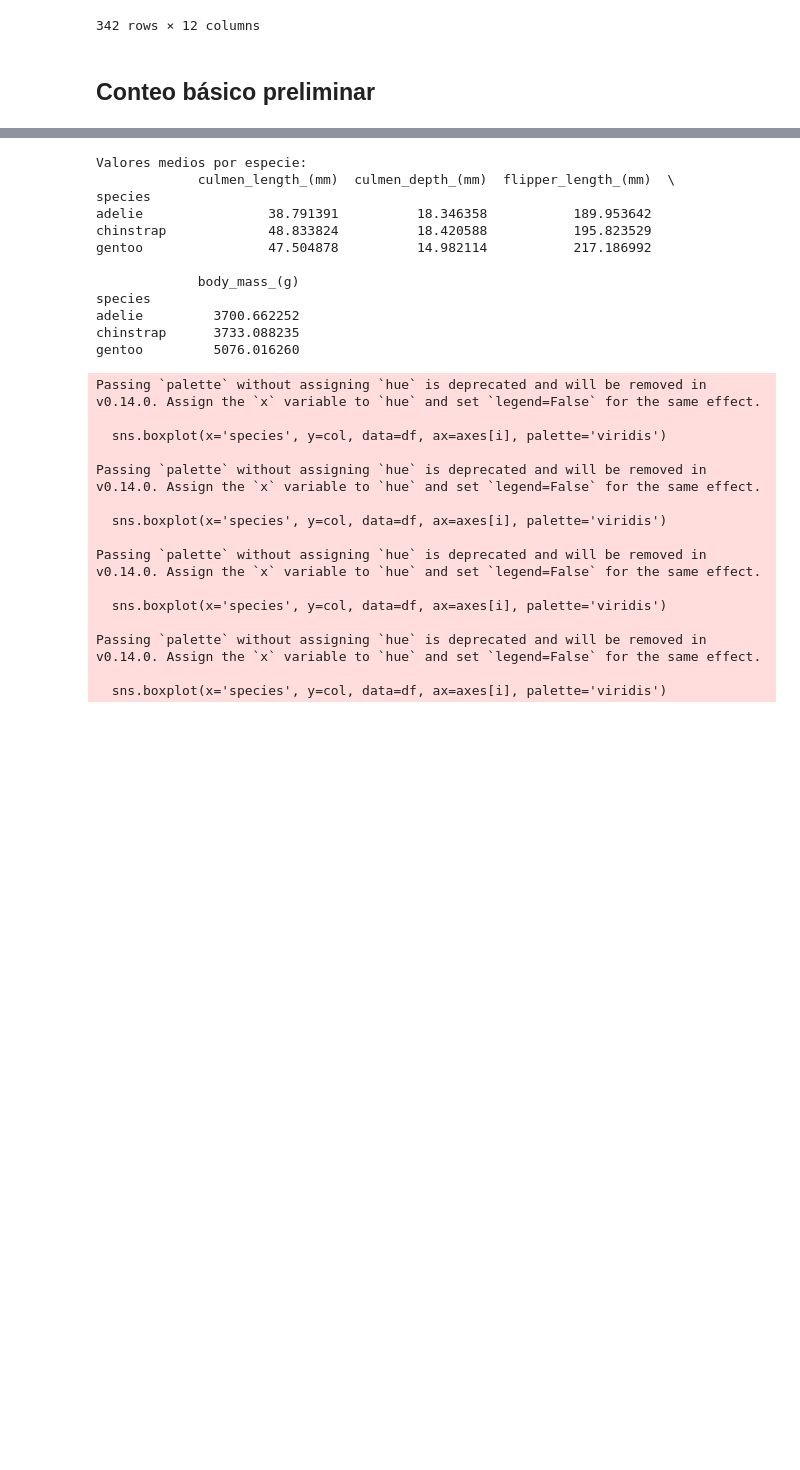
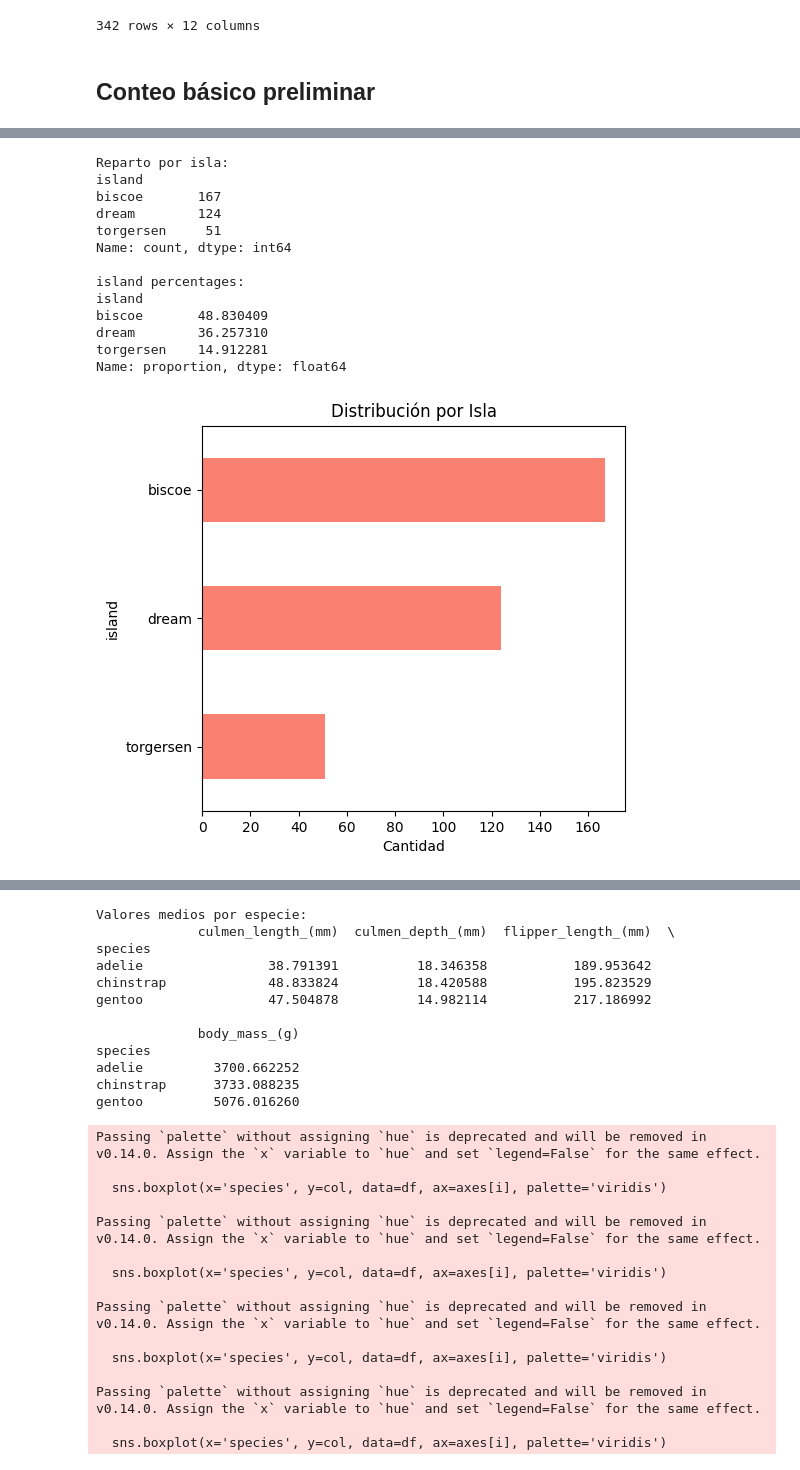
Before and after one commit to xuangfm/ejercicio_pinguinos, a Jupyter notebook: proceso_analisis.ipynb, the cells around one changed output, grey strips where cells are left out. Drawn from its saved outputs; the diff is of its cells as text; code cells hidden in the pictures; blank space fills up the shorter version.

```diff
--- a/proceso_analisis.ipynb
+++ b/proceso_analisis.ipynb
@@ -108,0 +86,33 @@ Name: proportion, dtype: float64
+# %%
+# Contar en cuántas islas aparece cada individuo
+islands_por_individuo = df.groupby('individual_id')['island'].nunique()
+
+conteo_isla = df['island'].value_counts()
+print("\nReparto por isla:")
+print(conteo_isla)
+
+plt.figure(figsize=(12, 5))
+plt.subplot(1, 2, 2)
+
+conteo_isla.sort_values().plot(kind='barh', color='salmon')
+plt.title('Distribución por Isla')
+plt.xlabel('Cantidad')
+
+sland_pct = df['island'].value_counts(normalize=True) * 100
+print("\nisland percentages:")
+print(Island_pct)
+# %% [output]
+Reparto por isla:
+island
+biscoe       167
+dream        124
+torgersen     51
+Name: count, dtype: int64
+
+island percentages:
+island
+biscoe       48.830409
+dream        36.257310
+torgersen    14.912281
+Name: proportion, dtype: float64
+[figure, added]
```
Also changed, not shown: parts of 14 cells of this notebook.
